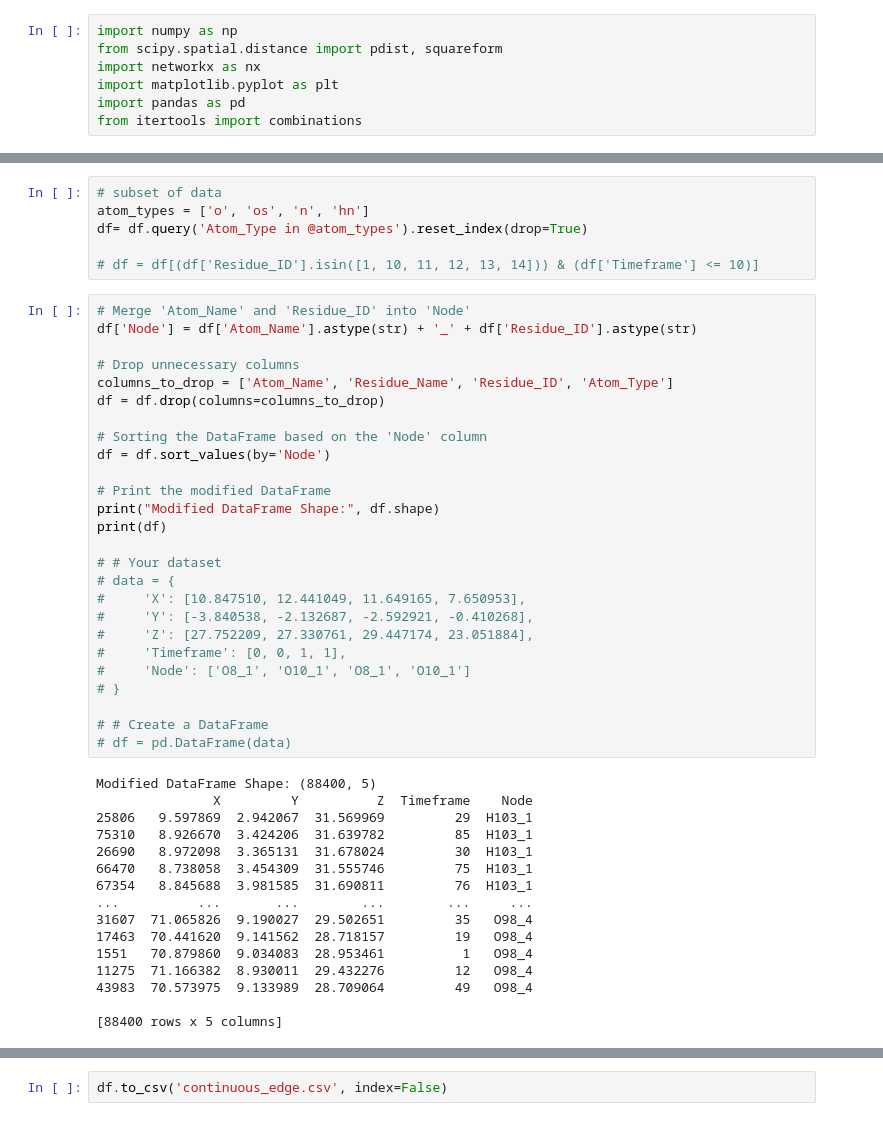
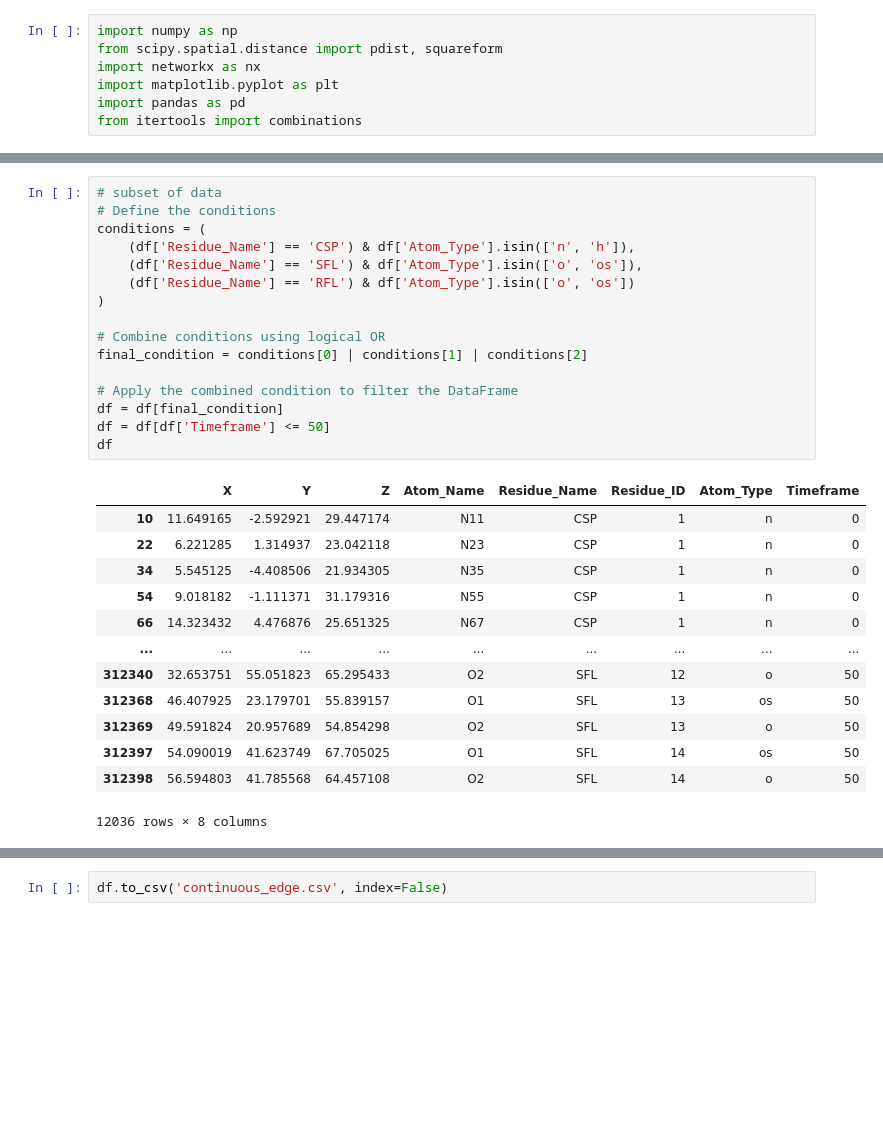
Before and after one commit to hasananowar/Graph_Representation, a Jupyter notebook: discrete to continuous.ipynb, the cells around one changed output, grey strips where cells are left out. Cells and saved outputs as stored; diff of their text form; blank space fills up the shorter version.

```diff
--- a/discrete to continuous.ipynb
+++ b/discrete to continuous.ipynb
@@ -33,51 +14,33 @@ df
-# %%
-# subset of data
-atom_types = ['o', 'os', 'n', 'hn']
-df= df.query('Atom_Type in @atom_types').reset_index(drop=True)
-
-# df = df[(df['Residue_ID'].isin([1, 10, 11, 12, 13, 14])) & (df['Timeframe'] <= 10)]
-# %%
-# Merge 'Atom_Name' and 'Residue_ID' into 'Node'
-df['Node'] = df['Atom_Name'].astype(str) + '_' + df['Residue_ID'].astype(str)
-
-# Drop unnecessary columns
-columns_to_drop = ['Atom_Name', 'Residue_Name', 'Residue_ID', 'Atom_Type']
-df = df.drop(columns=columns_to_drop)
-
-# Sorting the DataFrame based on the 'Node' column
-df = df.sort_values(by='Node')
-
-# Print the modified DataFrame
-print("Modified DataFrame Shape:", df.shape)
-print(df)
-
-# # Your dataset
-# data = {
-#     'X': [10.847510, 12.441049, 11.649165, 7.650953],
-#     'Y': [-3.840538, -2.132687, -2.592921, -0.410268],
-#     'Z': [27.752209, 27.330761, 29.447174, 23.051884],
-#     'Timeframe': [0, 0, 1, 1],
-#     'Node': ['O8_1', 'O10_1', 'O8_1', 'O10_1']
-# }
-
-# # Create a DataFrame
-# df = pd.DataFrame(data)
-# %% [output]
-Modified DataFrame Shape: (88400, 5)
-               X         Y          Z  Timeframe    Node
-25806   9.597869  2.942067  31.569969         29  H103_1
-75310   8.926670  3.424206  31.639782         85  H103_1
-26690   8.972098  3.365131  31.678024         30  H103_1
-66470   8.738058  3.454309  31.555746         75  H103_1
-67354   8.845688  3.981585  31.690811         76  H103_1
-...          ...       ...        ...        ...     ...
-31607  71.065826  9.190027  29.502651         35   O98_4
-17463  70.441620  9.141562  28.718157         19   O98_4
-1551   70.879860  9.034083  28.953461          1   O98_4
-11275  71.166382  8.930011  29.432276         12   O98_4
-43983  70.573975  9.133989  28.709064         49   O98_4
-
-[88400 rows x 5 columns]
+# %%
+# subset of data
+# Define the conditions
+conditions = (
+    (df['Residue_Name'] == 'CSP') & df['Atom_Type'].isin(['n', 'h']),
+    (df['Residue_Name'] == 'SFL') & df['Atom_Type'].isin(['o', 'os']),
+    (df['Residue_Name'] == 'RFL') & df['Atom_Type'].isin(['o', 'os'])
+)
+
+# Combine conditions using logical OR
+final_condition = conditions[0] | conditions[1] | conditions[2]
+
+# Apply the combined condition to filter the DataFrame
+df = df[final_condition]
+df = df[df['Timeframe'] <= 50]
+df
+# %% [output]
+|  | X | Y | Z | Atom_Name | Residue_Name | Residue_ID | Atom_Type | Timeframe |
+| 10 | 11.649165 | -2.592921 | 29.447174 | N11 | CSP | 1 | n | 0 |
+| 22 | 6.221285 | 1.314937 | 23.042118 | N23 | CSP | 1 | n | 0 |
+| 34 | 5.545125 | -4.408506 | 21.934305 | N35 | CSP | 1 | n | 0 |
+| 54 | 9.018182 | -1.111371 | 31.179316 | N55 | CSP | 1 | n | 0 |
+| 66 | 14.323432 | 4.476876 | 25.651325 | N67 | CSP | 1 | n | 0 |
+| ... | ... | ... | ... | ... | ... | ... | ... | ... |
+| 312340 | 32.653751 | 55.051823 | 65.295433 | O2 | SFL | 12 | o | 50 |
+| 312368 | 46.407925 | 23.179701 | 55.839157 | O1 | SFL | 13 | os | 50 |
+| 312369 | 49.591824 | 20.957689 | 54.854298 | O2 | SFL | 13 | o | 50 |
+| 312397 | 54.090019 | 41.623749 | 67.705025 | O1 | SFL | 14 | os | 50 |
+| 312398 | 56.594803 | 41.785568 | 64.457108 | O2 | SFL | 14 | o | 50 |
+12036 rows × 8 columns
 # %%
 
 
```
Also changed, not shown: parts of 8 cells of this notebook, 3 other files.
